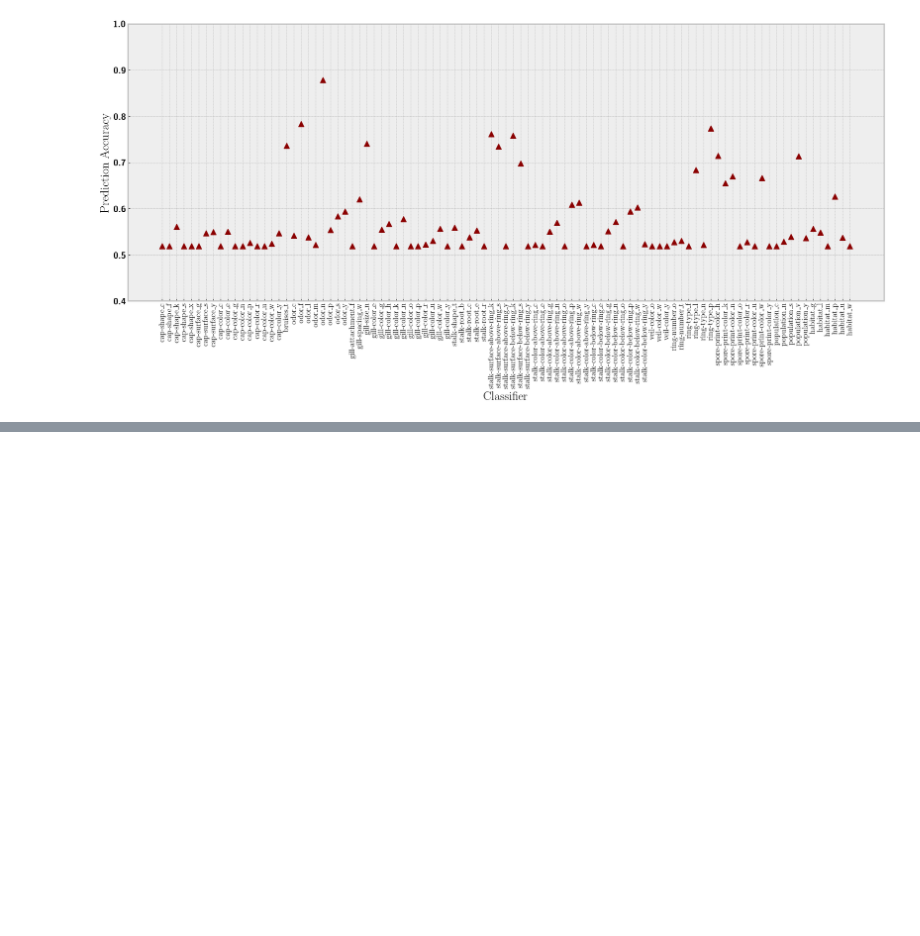
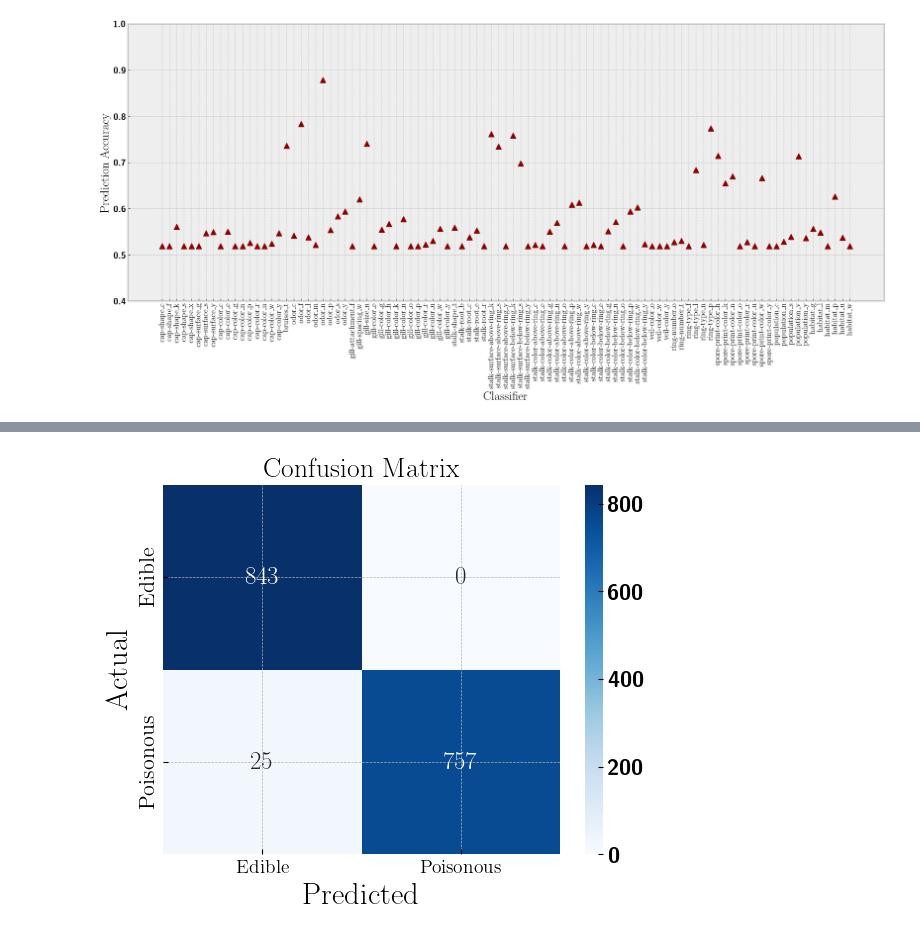
Before and after one commit to evanfrang/mushroom_classification, a Jupyter notebook: mush_class.ipynb, the cells around one changed output, grey strips where cells are left out. Cells and saved outputs as stored; diff of their text form; code cells hidden in the pictures; blank space fills up the shorter version.

```diff
--- a/mush_class.ipynb
+++ b/mush_class.ipynb
@@ -124,0 +169,12 @@ model.fit(X_train, Y_train)
+# %%
+confuse = metrics.confusion_matrix(Y_test, Y_pred)
+# %%
+sns.heatmap(confuse, annot=True, fmt='d', cmap='Blues',
+            xticklabels=['Edible', 'Poisonous'],
+            yticklabels=['Edible', 'Poisonous'])
+plt.xlabel('Predicted')
+plt.ylabel('Actual')
+plt.title('Confusion Matrix')
+plt.show()
+# %% [output]
+[figure, added]
```
Also changed, not shown: parts of 15 cells of this notebook.
